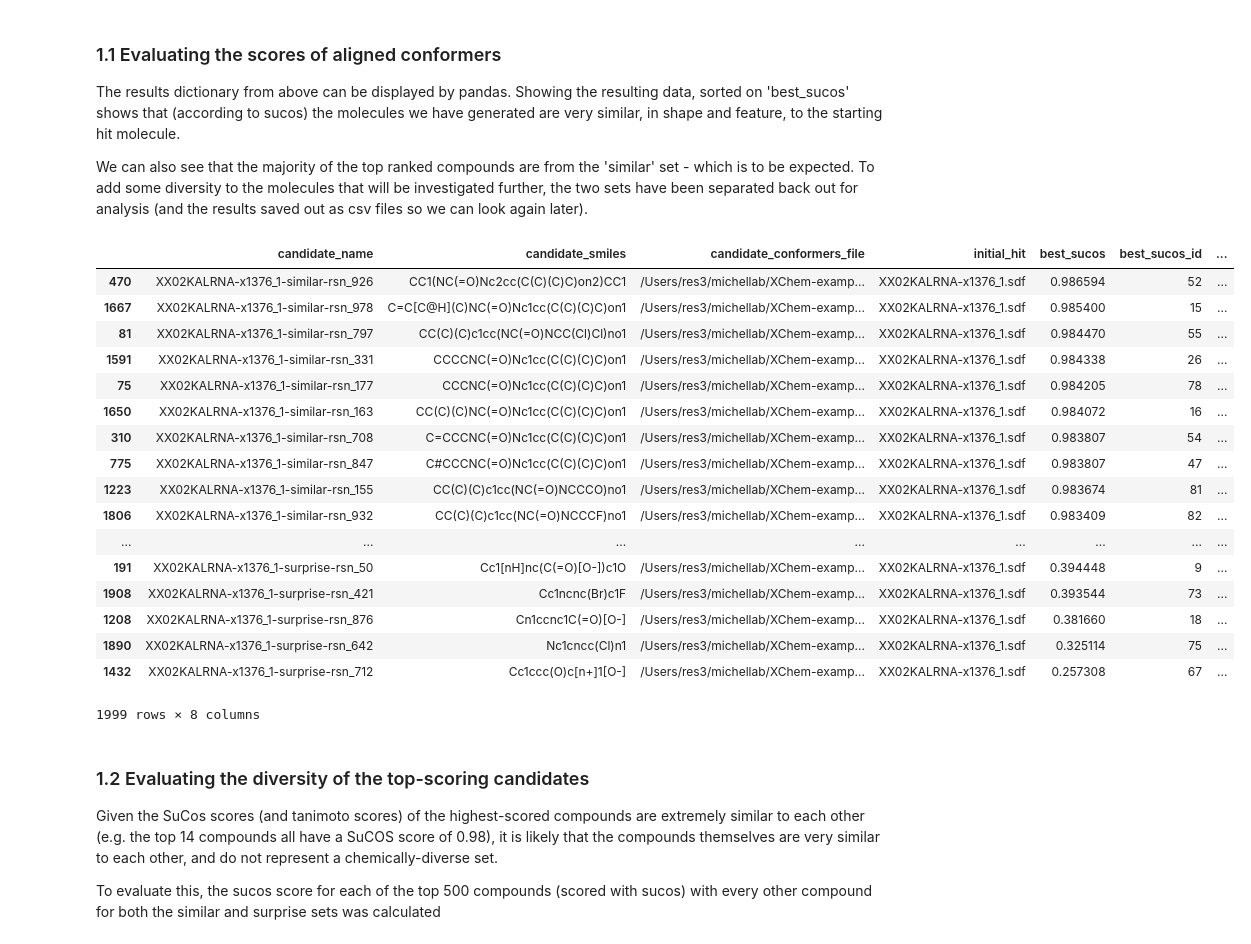
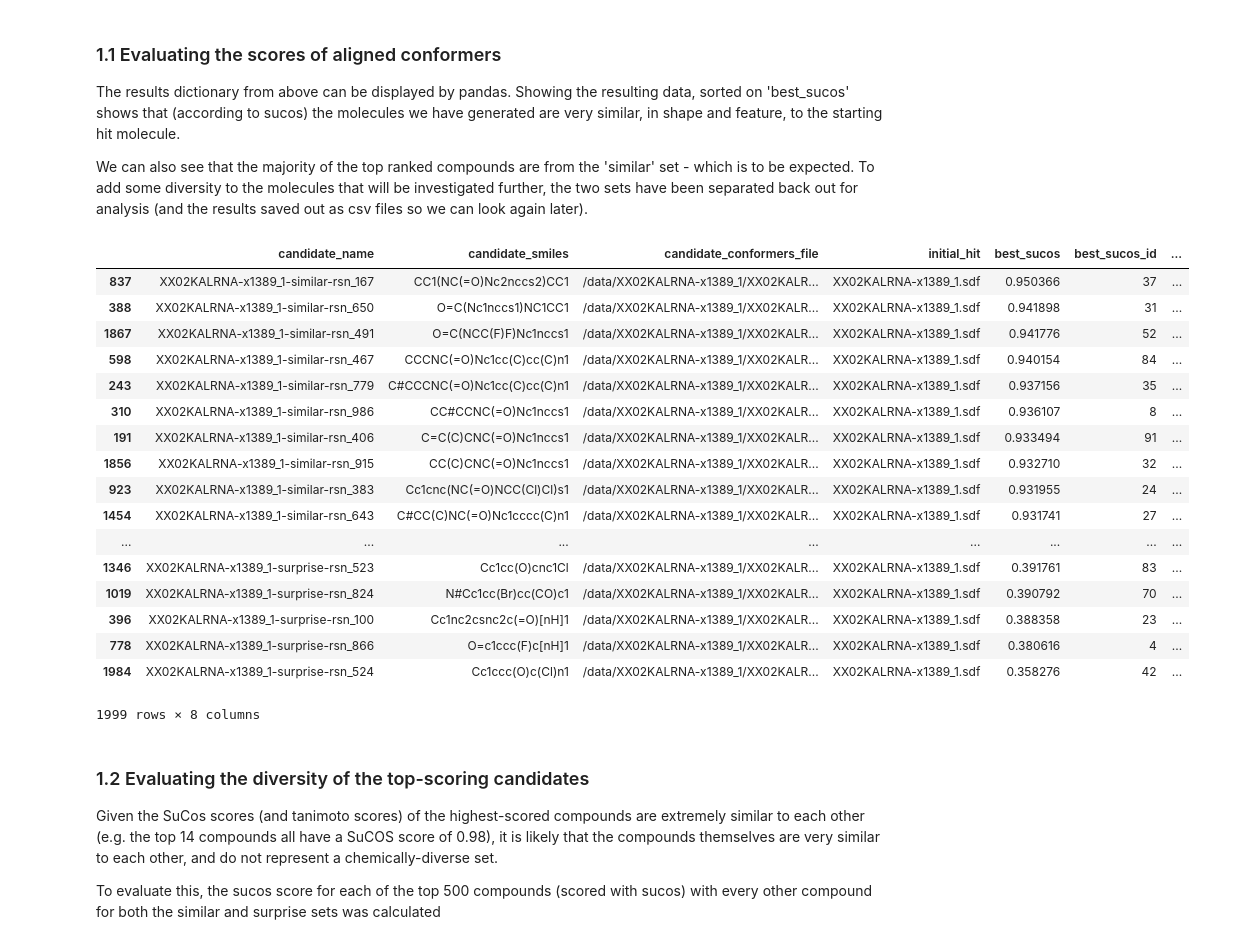
Before and after one commit to xchem/OFUp, a Jupyter notebook: projects/KALRNA/20190626-KALRNA_score_initial_confs.ipynb, the cells around one changed output. Drawn from its saved outputs; the diff is of its cells as text; code cells hidden in the pictures.

```diff
--- a/projects/KALRNA/20190626-KALRNA_score_initial_confs.ipynb
+++ b/projects/KALRNA/20190626-KALRNA_score_initial_confs.ipynb
@@ -23,6 +23,7 @@ from rdkit import RDConfig
 from rdkit.Chem import Draw
 from joblib import Parallel, delayed
 import multiprocessing
+import operator
 
 fdef = AllChem.BuildFeatureFactory(os.path.join(RDConfig.RDDataDir, 'BaseFeatures.fdef'))
 
@@ -121,7 +122,7 @@ def select_lowest(results, number):
         r.pop(i, None)
     return ids
 
-def score_all_confs(hit_file_directore, initial_hit, all_confs_paths):
+def score_all_confs(hit_file_directory, initial_hit, all_confs_paths):
 
     all_results_dict = {
         'candidate_name': [],
@@ -157,8 +158,8 @@ def score_all_confs(hit_file_directore, initial_hit, all_confs_paths):
 
     return all_results_dict
 # %%
-hit_file_directory = '/Users/res3/michellab/XChem-examples/KALRNA/XX02KALRNA-x1376_1/'
-initial_hit = '/Users/res3/michellab/XChem-examples/KALRNA/XX02KALRNA-x1376_1/XX02KALRNA-x1376_1.sdf'
+hit_file_directory = '/data/XX02KALRNA-x1389_1/'
+initial_hit = '/data/XX02KALRNA-x1389_1/XX02KALRNA-x1389_1.sdf'
 all_confs_paths = glob.glob(str(hit_file_directory + '*_confs_aligned.sdf'))
 
 all_results_dict = score_all_confs(hit_file_directory=hit_file_directory,
@@ -191,40 +192,40 @@ We can also see that the majority of the top ranked compounds are from the 'simi
 # %%
 import pandas as pd
 # create dataframe from results of scoring alignments
 df = pd.DataFrame.from_dict(all_results_dict)
 
 # top 500 compounds from each search set(similar/surprise) and score(sucos/tanimoto)
 best_sucos_similar = df[df['candidate_name'].str.contains("similar")].sort_values(by=['best_sucos'], ascending=False).head(500)
 best_tanimoto_similar = df[df['candidate_name'].str.contains("similar")].sort_values(by=['best_tanimoto'], ascending=True).head(500)
 best_sucos_surprise = df[df['candidate_name'].str.contains("surprise")].sort_values(by=['best_sucos'], ascending=False).head(500)
 best_tanimoto_surprise = df[df['candidate_name'].str.contains("surprise")].sort_values(by=['best_tanimoto'], ascending=True).head(500)
 
 # save the top 500 as csv files
-best_sucos_similar.to_csv('/Users/res3/michellab/XChem-examples/KALRNA/XX02KALRNA-x1376_1/500_similar_sucos.csv')
-best_tanimoto_similar.to_csv('/Users/res3/michellab/XChem-examples/KALRNA/XX02KALRNA-x1376_1/500_similar_tanimoto.csv')
-best_sucos_surprise.to_csv('/Users/res3/michellab/XChem-examples/KALRNA/XX02KALRNA-x1376_1/500_surprise_sucos.csv')
-best_tanimoto_surprise.to_csv('/Users/res3/michellab/XChem-examples/KALRNA/XX02KALRNA-x1376_1/500_surprise_tanimoto.csv')
+best_sucos_similar.to_csv('/data/XX02KALRNA-x1389_1/500_similar_sucos.csv')
+best_tanimoto_similar.to_csv('/data/XX02KALRNA-x1389_1/500_similar_tanimoto.csv')
+best_sucos_surprise.to_csv('/data/XX02KALRNA-x1389_1/500_surprise_sucos.csv')
+best_tanimoto_surprise.to_csv('/data/XX02KALRNA-x1389_1/500_surprise_tanimoto.csv')
 
 # display results frame
 df.sort_values(by=['best_sucos'], ascending=False)
 # %% [output]
 |  | candidate_name | candidate_smiles | candidate_conformers_file | initial_hit | best_sucos | best_sucos_id | ... |
-| 470 | XX02KALRNA-x1376_1-similar-rsn_926 | CC1(NC(=O)Nc2cc(C(C)(C)C)on2)CC1 | /Users/res3/michellab/XChem-examp... | XX02KALRNA-x1376_1.sdf | 0.986594 | 52 | ... |
-| 1667 | XX02KALRNA-x1376_1-similar-rsn_978 | C=C[C@H](C)NC(=O)Nc1cc(C(C)(C)C)on1 | /Users/res3/michellab/XChem-examp... | XX02KALRNA-x1376_1.sdf | 0.985400 | 15 | ... |
-| 81 | XX02KALRNA-x1376_1-similar-rsn_797 | CC(C)(C)c1cc(NC(=O)NCC(Cl)Cl)no1 | /Users/res3/michellab/XChem-examp... | XX02KALRNA-x1376_1.sdf | 0.984470 | 55 | ... |
-| 1591 | XX02KALRNA-x1376_1-similar-rsn_331 | CCCCNC(=O)Nc1cc(C(C)(C)C)on1 | /Users/res3/michellab/XChem-examp... | XX02KALRNA-x1376_1.sdf | 0.984338 | 26 | ... |
-| 75 | XX02KALRNA-x1376_1-similar-rsn_177 | CCCNC(=O)Nc1cc(C(C)(C)C)on1 | /Users/res3/michellab/XChem-examp... | XX02KALRNA-x1376_1.sdf | 0.984205 | 78 | ... |
-| 1650 | XX02KALRNA-x1376_1-similar-rsn_163 | CC(C)(C)NC(=O)Nc1cc(C(C)(C)C)on1 | /Users/res3/michellab/XChem-examp... | XX02KALRNA-x1376_1.sdf | 0.984072 | 16 | ... |
-| 310 | XX02KALRNA-x1376_1-similar-rsn_708 | C=CCCNC(=O)Nc1cc(C(C)(C)C)on1 | /Users/res3/michellab/XChem-examp... | XX02KALRNA-x1376_1.sdf | 0.983807 | 54 | ... |
-| 775 | XX02KALRNA-x1376_1-similar-rsn_847 | C#CCCNC(=O)Nc1cc(C(C)(C)C)on1 | /Users/res3/michellab/XChem-examp... | XX02KALRNA-x1376_1.sdf | 0.983807 | 47 | ... |
-| 1223 | XX02KALRNA-x1376_1-similar-rsn_155 | CC(C)(C)c1cc(NC(=O)NCCCO)no1 | /Users/res3/michellab/XChem-examp... | XX02KALRNA-x1376_1.sdf | 0.983674 | 81 | ... |
-| 1806 | XX02KALRNA-x1376_1-similar-rsn_932 | CC(C)(C)c1cc(NC(=O)NCCCF)no1 | /Users/res3/michellab/XChem-examp... | XX02KALRNA-x1376_1.sdf | 0.983409 | 82 | ... |
+| 837 | XX02KALRNA-x1389_1-similar-rsn_167 | CC1(NC(=O)Nc2nccs2)CC1 | /data/XX02KALRNA-x1389_1/XX02KALR... | XX02KALRNA-x1389_1.sdf | 0.950366 | 37 | ... |
+| 388 | XX02KALRNA-x1389_1-similar-rsn_650 | O=C(Nc1nccs1)NC1CC1 | /data/XX02KALRNA-x1389_1/XX02KALR... | XX02KALRNA-x1389_1.sdf | 0.941898 | 31 | ... |
+| 1867 | XX02KALRNA-x1389_1-similar-rsn_491 | O=C(NCC(F)F)Nc1nccs1 | /data/XX02KALRNA-x1389_1/XX02KALR... | XX02KALRNA-x1389_1.sdf | 0.941776 | 52 | ... |
+| 598 | XX02KALRNA-x1389_1-similar-rsn_467 | CCCNC(=O)Nc1cc(C)cc(C)n1 | /data/XX02KALRNA-x1389_1/XX02KALR... | XX02KALRNA-x1389_1.sdf | 0.940154 | 84 | ... |
+| 243 | XX02KALRNA-x1389_1-similar-rsn_779 | C#CCCNC(=O)Nc1cc(C)cc(C)n1 | /data/XX02KALRNA-x1389_1/XX02KALR... | XX02KALRNA-x1389_1.sdf | 0.937156 | 35 | ... |
+| 310 | XX02KALRNA-x1389_1-similar-rsn_986 | CC#CCNC(=O)Nc1nccs1 | /data/XX02KALRNA-x1389_1/XX02KALR... | XX02KALRNA-x1389_1.sdf | 0.936107 | 8 | ... |
+| 191 | XX02KALRNA-x1389_1-similar-rsn_406 | C=C(C)CNC(=O)Nc1nccs1 | /data/XX02KALRNA-x1389_1/XX02KALR... | XX02KALRNA-x1389_1.sdf | 0.933494 | 91 | ... |
+| 1856 | XX02KALRNA-x1389_1-similar-rsn_915 | CC(C)CNC(=O)Nc1nccs1 | /data/XX02KALRNA-x1389_1/XX02KALR... | XX02KALRNA-x1389_1.sdf | 0.932710 | 32 | ... |
+| 923 | XX02KALRNA-x1389_1-similar-rsn_383 | Cc1cnc(NC(=O)NCC(Cl)Cl)s1 | /data/XX02KALRNA-x1389_1/XX02KALR... | XX02KALRNA-x1389_1.sdf | 0.931955 | 24 | ... |
+| 1454 | XX02KALRNA-x1389_1-similar-rsn_643 | C#CC(C)NC(=O)Nc1cccc(C)n1 | /data/XX02KALRNA-x1389_1/XX02KALR... | XX02KALRNA-x1389_1.sdf | 0.931741 | 27 | ... |
 | ... | ... | ... | ... | ... | ... | ... | ... |
-| 191 | XX02KALRNA-x1376_1-surprise-rsn_50 | Cc1[nH]nc(C(=O)[O-])c1O | /Users/res3/michellab/XChem-examp... | XX02KALRNA-x1376_1.sdf | 0.394448 | 9 | ... |
-| 1908 | XX02KALRNA-x1376_1-surprise-rsn_421 | Cc1ncnc(Br)c1F | /Users/res3/michellab/XChem-examp... | XX02KALRNA-x1376_1.sdf | 0.393544 | 73 | ... |
-| 1208 | XX02KALRNA-x1376_1-surprise-rsn_876 | Cn1ccnc1C(=O)[O-] | /Users/res3/michellab/XChem-examp... | XX02KALRNA-x1376_1.sdf | 0.381660 | 18 | ... |
-| 1890 | XX02KALRNA-x1376_1-surprise-rsn_642 | Nc1cncc(Cl)n1 | /Users/res3/michellab/XChem-examp... | XX02KALRNA-x1376_1.sdf | 0.325114 | 75 | ... |
-| 1432 | XX02KALRNA-x1376_1-surprise-rsn_712 | Cc1ccc(O)c[n+]1[O-] | /Users/res3/michellab/XChem-examp... | XX02KALRNA-x1376_1.sdf | 0.257308 | 67 | ... |
+| 1346 | XX02KALRNA-x1389_1-surprise-rsn_523 | Cc1cc(O)cnc1Cl | /data/XX02KALRNA-x1389_1/XX02KALR... | XX02KALRNA-x1389_1.sdf | 0.391761 | 83 | ... |
+| 1019 | XX02KALRNA-x1389_1-surprise-rsn_824 | N#Cc1cc(Br)cc(CO)c1 | /data/XX02KALRNA-x1389_1/XX02KALR... | XX02KALRNA-x1389_1.sdf | 0.390792 | 70 | ... |
+| 396 | XX02KALRNA-x1389_1-surprise-rsn_100 | Cc1nc2csnc2c(=O)[nH]1 | /data/XX02KALRNA-x1389_1/XX02KALR... | XX02KALRNA-x1389_1.sdf | 0.388358 | 23 | ... |
+| 778 | XX02KALRNA-x1389_1-surprise-rsn_866 | O=c1ccc(F)c[nH]1 | /data/XX02KALRNA-x1389_1/XX02KALR... | XX02KALRNA-x1389_1.sdf | 0.380616 | 4 | ... |
+| 1984 | XX02KALRNA-x1389_1-surprise-rsn_524 | Cc1ccc(O)c(Cl)n1 | /data/XX02KALRNA-x1389_1/XX02KALR... | XX02KALRNA-x1389_1.sdf | 0.358276 | 42 | ... |
 1999 rows × 8 columns
 # %% [markdown]
 ### 1.2 Evaluating the diversity of the top-scoring candidates
```
Also changed, not shown: parts of 15 cells of this notebook, 3 other files.
